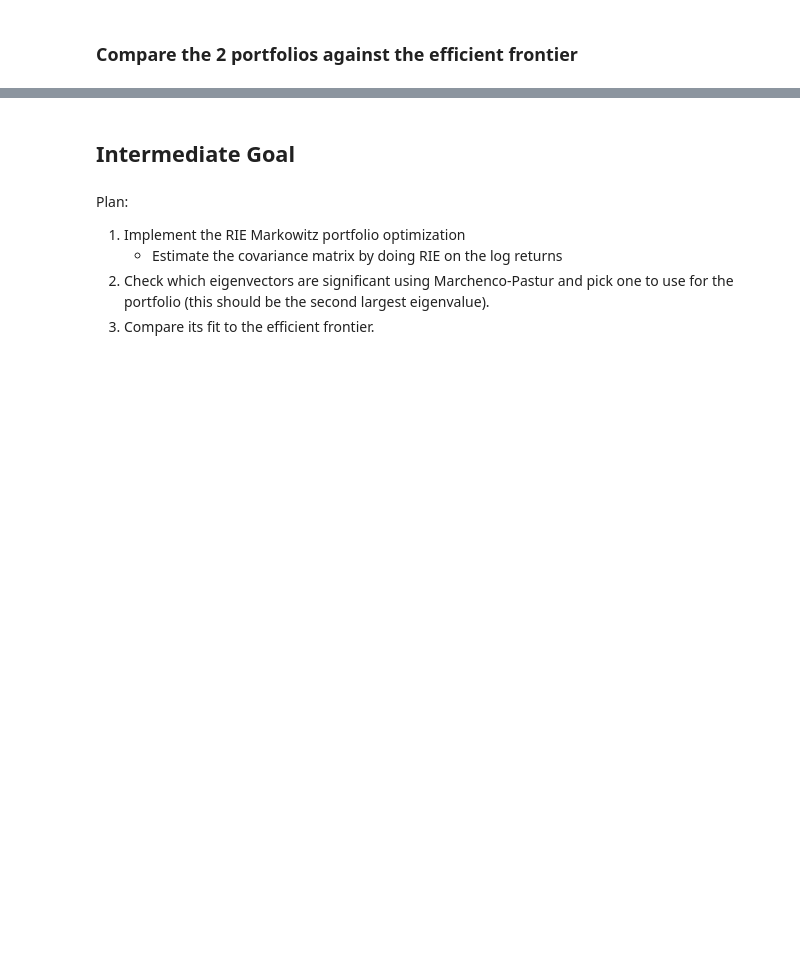
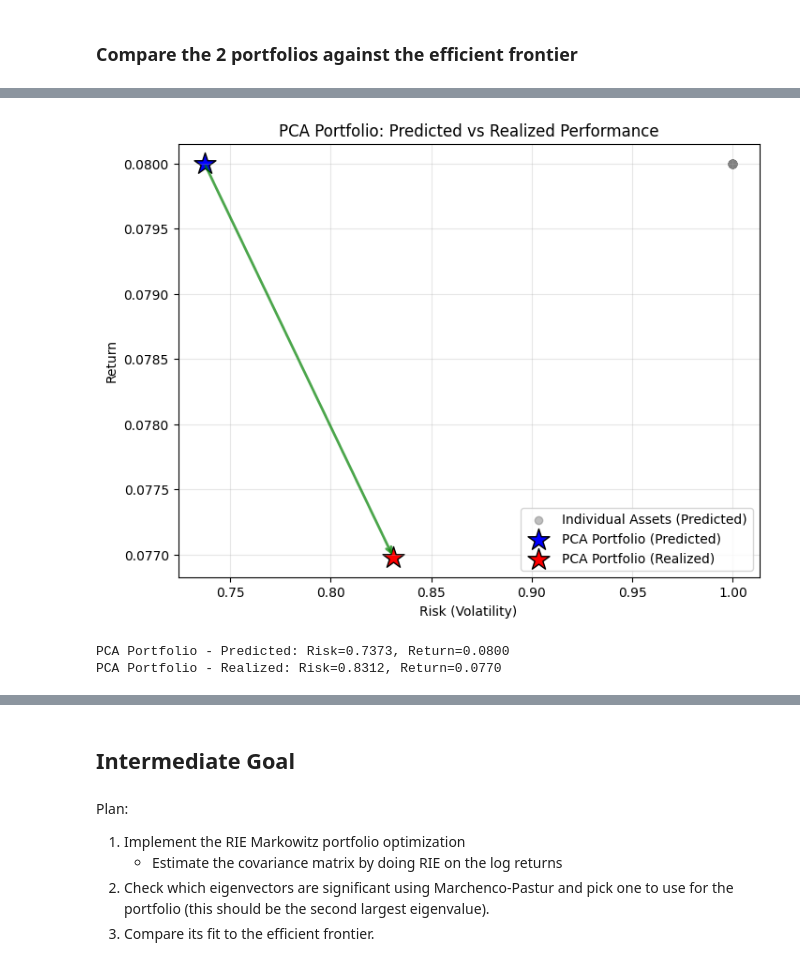
Before and after one commit to donnafaithhh/Fama-Markowitz-Mini-Project, a Jupyter notebook: mini project.ipynb, the cells around one changed output, grey strips where cells are left out. Drawn from its saved outputs; the diff is of its cells as text; code cells hidden in the pictures; blank space fills up the shorter version.

```diff
--- a/mini project.ipynb
+++ b/mini project.ipynb
@@ -314,0 +541,9 @@ closing_df.head()
+# %%
+year = '2022'
+portfolio_results = plot_pca_portfolio_performance(
+    log_pc1(log_df.loc[year]), get_correl(log_df.loc[year])
+)
+# %% [output]
+[figure, added]
+PCA Portfolio - Predicted: Risk=0.7373, Return=0.0800
+PCA Portfolio - Realized: Risk=0.8312, Return=0.0770
```
Also changed, not shown: parts of 27 cells of this notebook.
